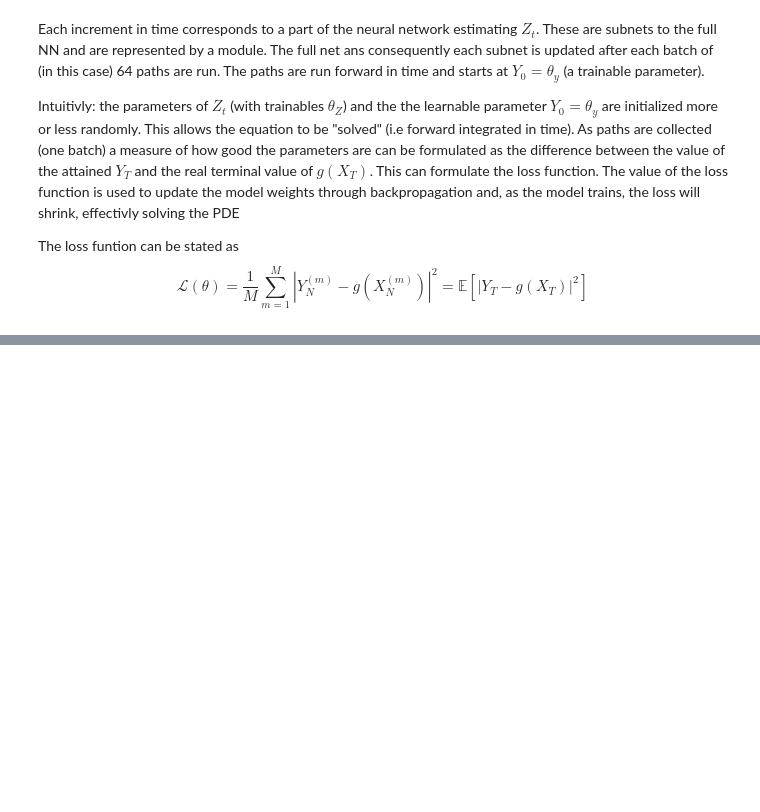
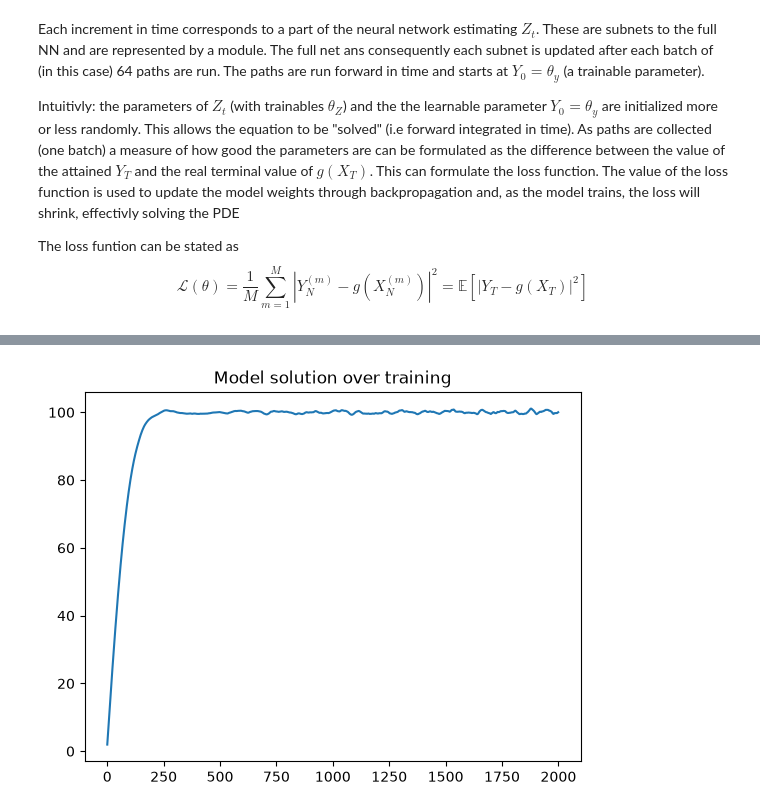
Before and after one commit to SvanteOskarAndersson/The-Deep-BSDE-Method-for-High-Dimensional-Parabolic-PDEs, a Jupyter notebook: notebooks/bhe_neural.ipynb, the cells around one changed output, grey strips where cells are left out. Drawn from its saved outputs; the diff is of its cells as text; code cells hidden in the pictures; blank space fills up the shorter version.

```diff
--- a/notebooks/bhe_neural.ipynb
+++ b/notebooks/bhe_neural.ipynb
@@ -89,0 +157,6 @@ opt = torch.optim.Adam(model.parameters(), lr = 1e-2)
+# %%
+plt.plot(y0_hist)
+plt.title("Model solution over training")
+plt.show()
+# %% [output]
+[figure, added]
```
Also changed, not shown: parts of 9 cells of this notebook, 1 other file.
